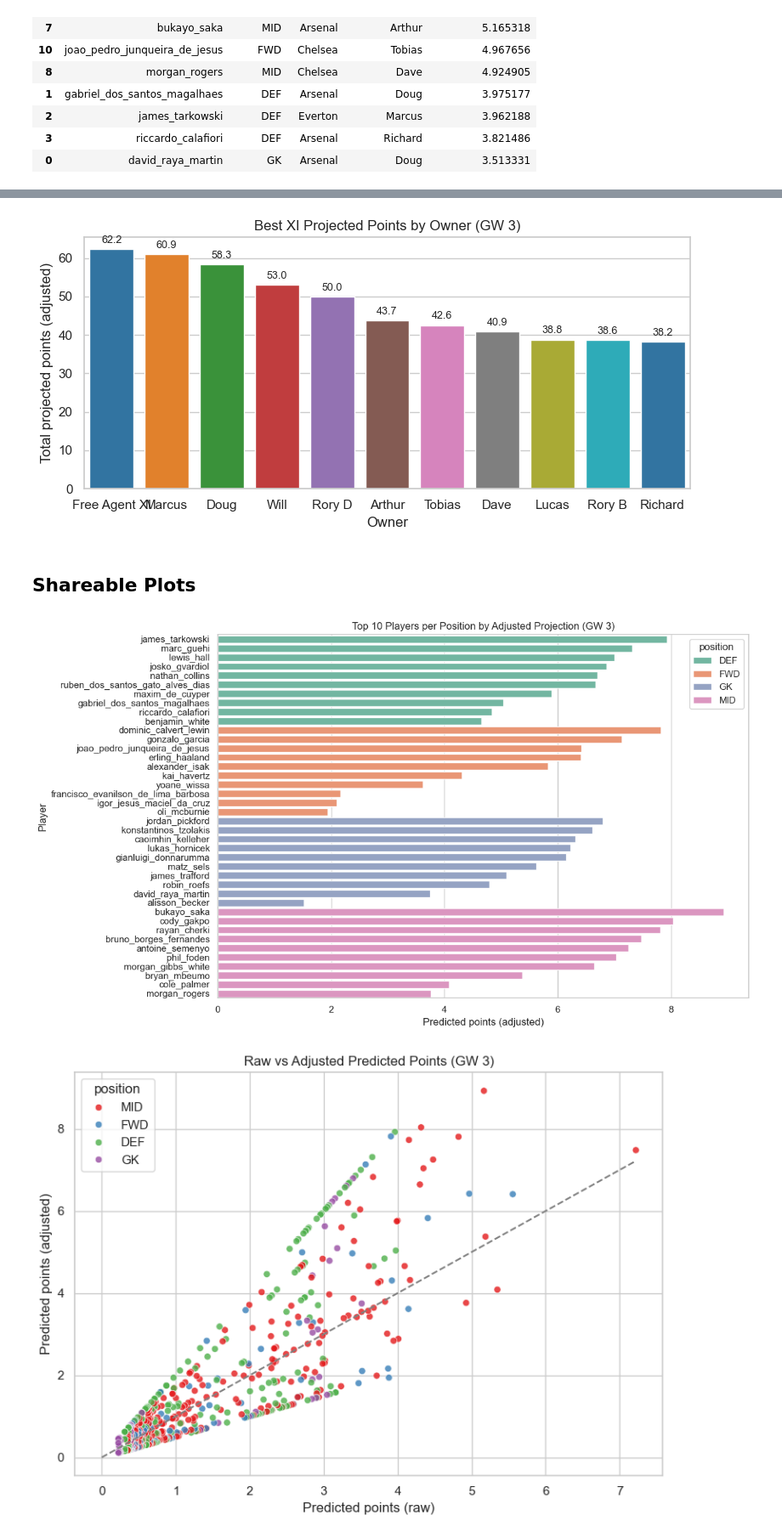
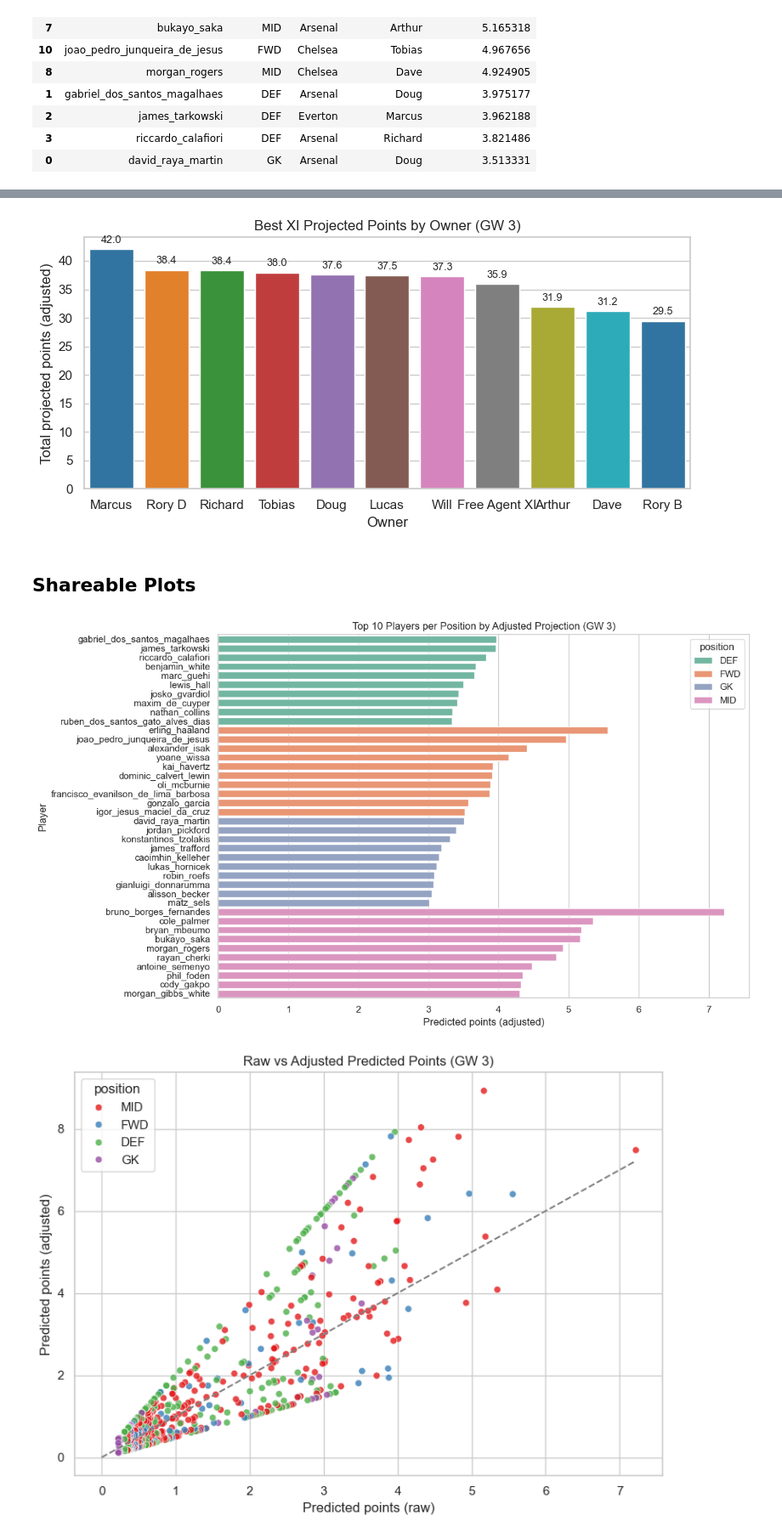
Before and after one commit to doug-ellis/draft_fpl_2627, a Jupyter notebook: transfer/outputs/picking_notebooks/gw3.ipynb, the cells around one changed output, grey strips where cells are left out. Shown at 85% size. Saved outputs shown, nothing was run; the diff lists cells and outputs as text; code cells hidden in the pictures.

```diff
--- a/transfer/outputs/picking_notebooks/gw3.ipynb
+++ b/transfer/outputs/picking_notebooks/gw3.ipynb
@@ -504,7 +504,7 @@ plot_owner_summary = owner_summary.copy()
 sns.barplot(
     data=plot_owner_summary,
     x='owner_name',
-    y='predicted_points_adj_sum',
+    y='predicted_points_sum',
     hue='owner_name',
     legend=False,
     ax=ax,
@@ -523,36 +523,36 @@ plt.tight_layout()
 if EXPORT_FIGURES:
     fig.savefig(FIG_DIR / f'owner_best_xi_gw{latest_gw}.png', dpi=200)
 # %% [output]
-[figure, old version]
+[figure, new version]
 # %% [markdown]
 ## Shareable Plots
 # %%
 plot_df = (
     df_sorted
     .groupby('position', group_keys=False)
     .head(10)
     .copy()
 )
 
 fig, ax = plt.subplots(figsize=(12, 7))
 sns.barplot(
-    data=plot_df.sort_values(['position', 'predicted_points_adj'], ascending=[True, False]),
-    x='predicted_points_adj',
+    data=plot_df.sort_values(['position', 'predicted_points'], ascending=[True, False]),
+    x='predicted_points',
     y='full_name',
     hue='position',
     dodge=False,
     ax=ax,
     palette='Set2',
 )
 ax.set_title(f'Top 10 Players per Position by Adjusted Projection (GW {latest_gw})')
 ax.set_xlabel('Predicted points (adjusted)')
 ax.set_ylabel('Player')
 plt.tight_layout()
 
 if EXPORT_FIGURES:
     fig.savefig(FIG_DIR / f'top10_by_position_gw{latest_gw}.png', dpi=200)
 # %% [output]
-[figure, old version]
+[figure, new version]
 # %%
 fig, ax = plt.subplots(figsize=(8, 6))
 sns.scatterplot(
```
Also changed, not shown: parts of 4 cells of this notebook.
